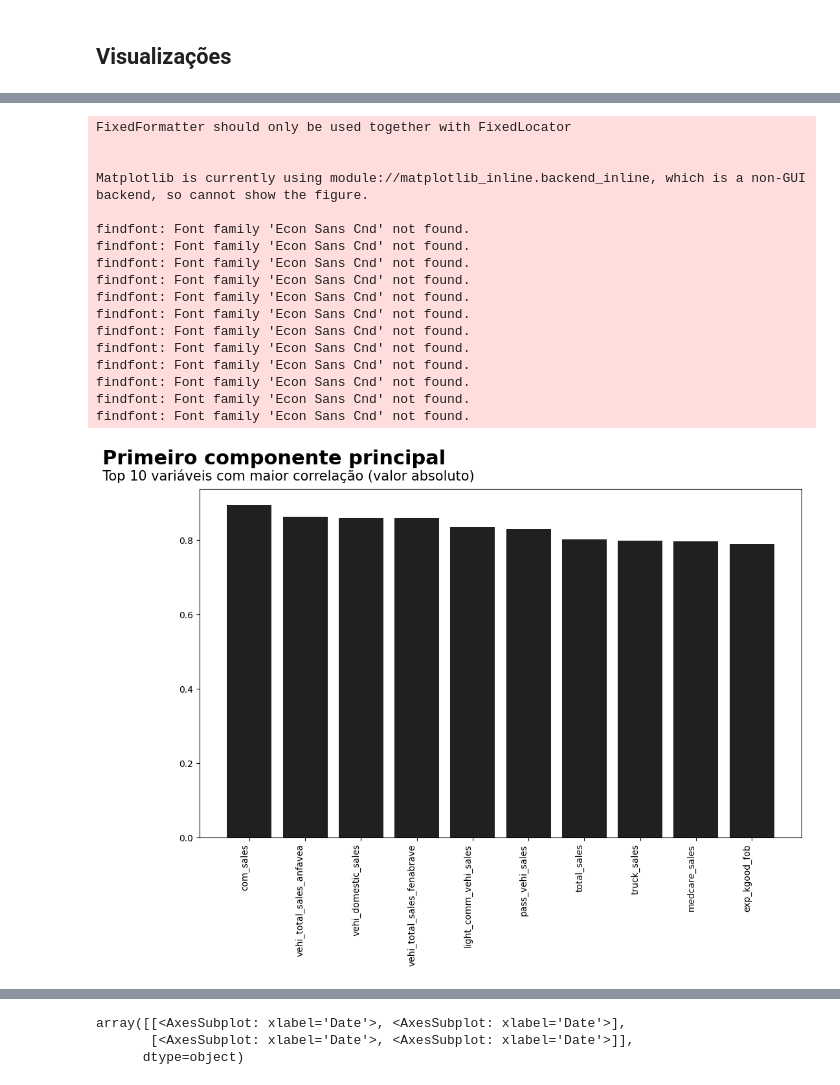
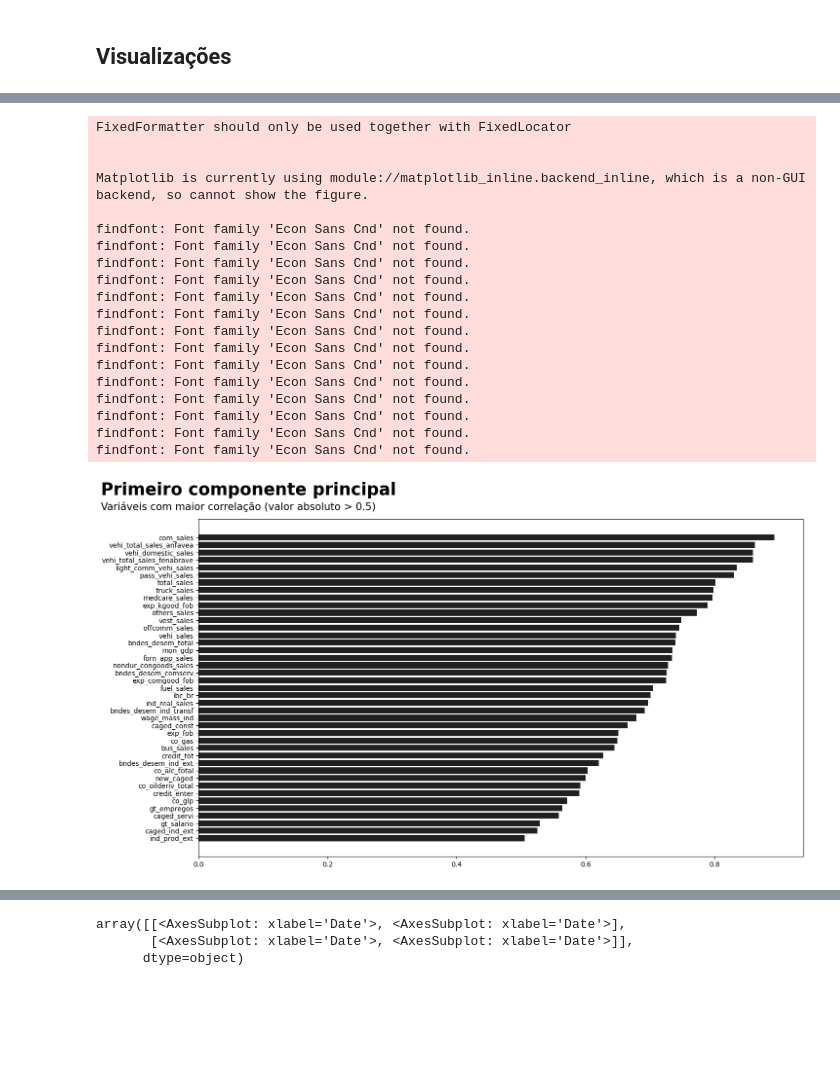
Before and after one commit to Allisterh/nowcasting_gdpbr, a Jupyter notebook: methodologies/dfm_model/dfm_pca.ipynb, the cells around one changed output, grey strips where cells are left out. Saved outputs shown, nothing was run; the diff lists cells and outputs as text; code cells hidden in the pictures; blank space fills up the shorter version.

```diff
--- a/methodologies/dfm_model/dfm_pca.ipynb
+++ b/methodologies/dfm_model/dfm_pca.ipynb
@@ -56,3 +56,9 @@ data
 | 2022-08-01 | 0.16 | 1738.30 | -0.36 | 0.070 | 0.54 | 1.08 | 1.10 | -0.31 | -0.70 | -0.55 | ... |
 | 2022-09-01 | -0.32 | -30137.40 | -0.29 | -0.240 | 0.47 | 0.64 | 0.69 | -0.32 | -0.95 | -1.22 | ... |
 249 rows × 153 columns
+# %%
+# Lendo meta_data
+
+meta_data = pd.read_csv('../../data/meta_data.csv')
+meta_data.drop(['tcode', 'transf_code'], axis = 1, inplace = True)
+meta_data
@@ -58,0 +108,7 @@ data
+# %%
+# Criando df para mapear grupo no dataframe de contribuição dos componentes
+
+map_comp = meta_data[['category', 'name_df']].copy()
+map_comp.set_index('name_df', inplace = True)
+map_comp = map_comp.iloc[1:]
+map_comp
@@ -225,6 +296,7 @@ eigvectors_df
 
 eigen_values_sqrt = np.sqrt(eigen_values)
 contrib_components = pd.DataFrame(eigen_vectors.T * eigen_values_sqrt, columns = components, index = cols)
+contrib_components = pd.merge(contrib_components, map_comp, left_index=True, right_index=True)
 contrib_components
 # %% [output]
 |  | C1 | C2 | C3 | C4 | C5 | C6 | C7 | C8 | C9 | C10 | ... | ... |
@@ -322,41 +402,45 @@ RED = "#E3120B"
 BLACK = "#202020"
 GREY = "#a2a2a2"
 
-fig, ax = plt.subplots(figsize=(12, 7))
-ax.bar(vars_c1, top10_c1, align = "center", color = BLACK)
-ax.set_xticklabels(ax.get_xticklabels(), rotation=90, ha='right')
+fig, ax = plt.subplots(figsize=(16,9))
+ax.barh(vars_c1, top_c1, align = "center", color = BLACK, )
+ax.set_xticklabels(ax.get_xticklabels(), rotation=0, ha='center')
+ax.invert_yaxis()
 
 # Add title
 fig.text(
     0, 0.935, "Primeiro componente principal",
-    fontsize=22, fontweight="bold", fontfamily="Econ Sans Cnd"
+    fontsize=25, fontweight="bold", fontfamily="Econ Sans Cnd"
 )
 # Add subtitle
 fig.text(
-    0, 0.900, "Top 10 variáveis com maior correlação (valor absoluto)",
+    0, 0.900, "Variáveis com maior correlação (valor absoluto > 0.5)",
     fontsize=15, fontfamily="Econ Sans Cnd"
 )
 fig.set_facecolor("white")
 fig.show()
+plt.savefig('dfm-images-plots/first_pc_correlations.png')
 # %% [output]
 FixedFormatter should only be used together with FixedLocator
 
 
 Matplotlib is currently using module://matplotlib_inline.backend_inline, which is a non-GUI backend, so cannot show the figure.
 
 findfont: Font family 'Econ Sans Cnd' not found.
 findfont: Font family 'Econ Sans Cnd' not found.
 findfont: Font family 'Econ Sans Cnd' not found.
 findfont: Font family 'Econ Sans Cnd' not found.
 findfont: Font family 'Econ Sans Cnd' not found.
 findfont: Font family 'Econ Sans Cnd' not found.
 findfont: Font family 'Econ Sans Cnd' not found.
 findfont: Font family 'Econ Sans Cnd' not found.
 findfont: Font family 'Econ Sans Cnd' not found.
 findfont: Font family 'Econ Sans Cnd' not found.
 findfont: Font family 'Econ Sans Cnd' not found.
 findfont: Font family 'Econ Sans Cnd' not found.
+findfont: Font family 'Econ Sans Cnd' not found.
+findfont: Font family 'Econ Sans Cnd' not found.
-[figure, old version]
+[figure, new version]
 # %%
 # Principais variáveis do SEGUNDO PC
 
```
Also changed, not shown: parts of 17 cells of this notebook.
